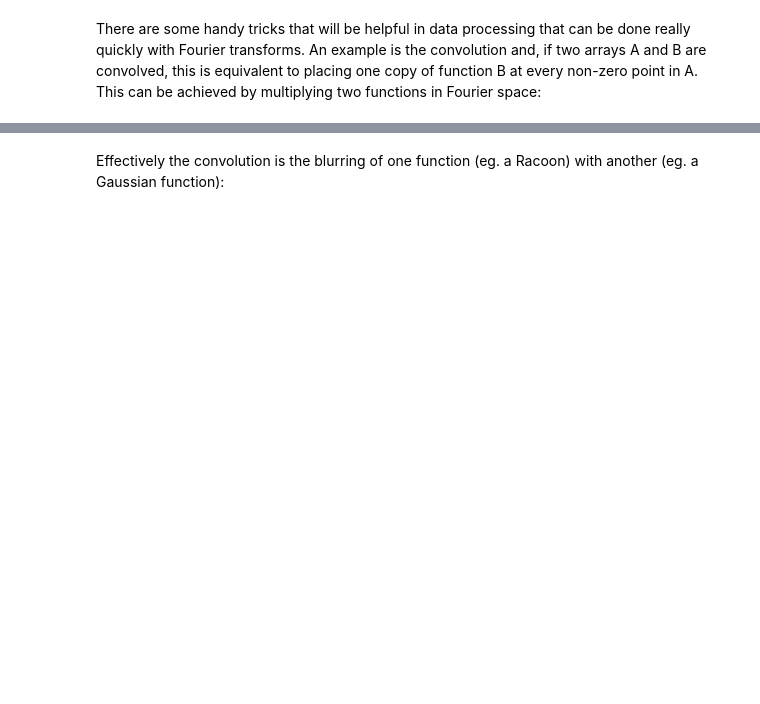
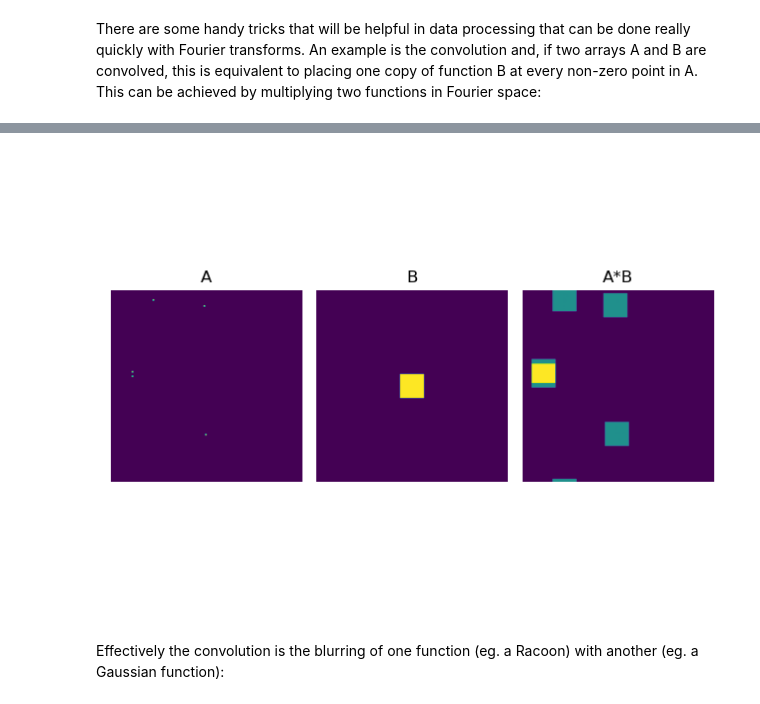
Before and after one commit to HamishGBrown/Cryo_EM_theory, a Jupyter notebook: 00 - Intro to Fourier transforms.ipynb, the cells around one changed output, grey strips where cells are left out. Drawn from its saved outputs; the diff is of its cells as text; code cells hidden in the pictures; blank space fills up the shorter version.

```diff
--- a/00 - Intro to Fourier transforms.ipynb
+++ b/00 - Intro to Fourier transforms.ipynb
@@ -125,22 +144,26 @@ display(filterslider)
 There are some handy tricks that will be helpful in data processing that can be done really quickly with Fourier transforms. An example is the convolution and, if two arrays A and B are convolved, this is equivalent to placing one copy of function B at every non-zero point in A. This can be achieved by multiplying two functions in Fourier space:
 # %%
 def convolve(array1,array2):
-    return np.real(np.fft.ifft2(np.fft.fft2(array1)*np.fft.fft2(array2)))
+    """Calculate the convolution of two arrays """
+    from numpy.fft import fft2,ifft2
+    return np.real(ifft2(fft2(array1)*fft2(array2)))
 
-
+# Make a few basic shapes...
+# An array of points,
 pix = 128
 array = np.zeros((pix,pix))
 rng = np.random.default_rng()
 points= rng.integers(pix, size=(5,2))
 for x,y in points:
     array[y,x] = 1
-print(np.sum(array))
 
+# A square
 r = pix // 8
-square = np.zeros((pix,pix))
-square[:r,:r]=1
-square = np.roll(square,[(-r)//2]*2,axis=(0,1))
+square = np.zeros((pix,pix)) #initialise array
+square[:r,:r]=1 # Set a square region of array to 1
+square = np.roll(square,[(-r)//2]*2,axis=(0,1)) #Shift the square to center
 
+# A circle (using the routine from the last cell)
 circle = Fourier_filter([pix,pix],[0,r//2])
 
 options = ['Points','Square','Circle']
@@ -178,7 +201,11 @@ im1 = ax[0].imshow(np.fft.ifftshift(array))
 im2 = ax[1].imshow(np.fft.ifftshift(square))
 im3 = ax[2].imshow(np.fft.ifftshift(convolve(array,square)))
 
+
+for a,title in zip(ax,['A','B','A*B']):
+    a.set_title(title)
 for a in ax: a.set_axis_off()
 fig.tight_layout()
 display(drop1)
 display(drop2)
+# %% [output]
@@ -185,3 +214,4 @@ display(drop2)
+[figure, added]
 # %% [markdown]
 Effectively the convolution is the blurring of one function (eg. a Racoon) with another (eg. a Gaussian function):
 # %%
```
Also changed, not shown: parts of 12 cells of this notebook, 2 other files.
